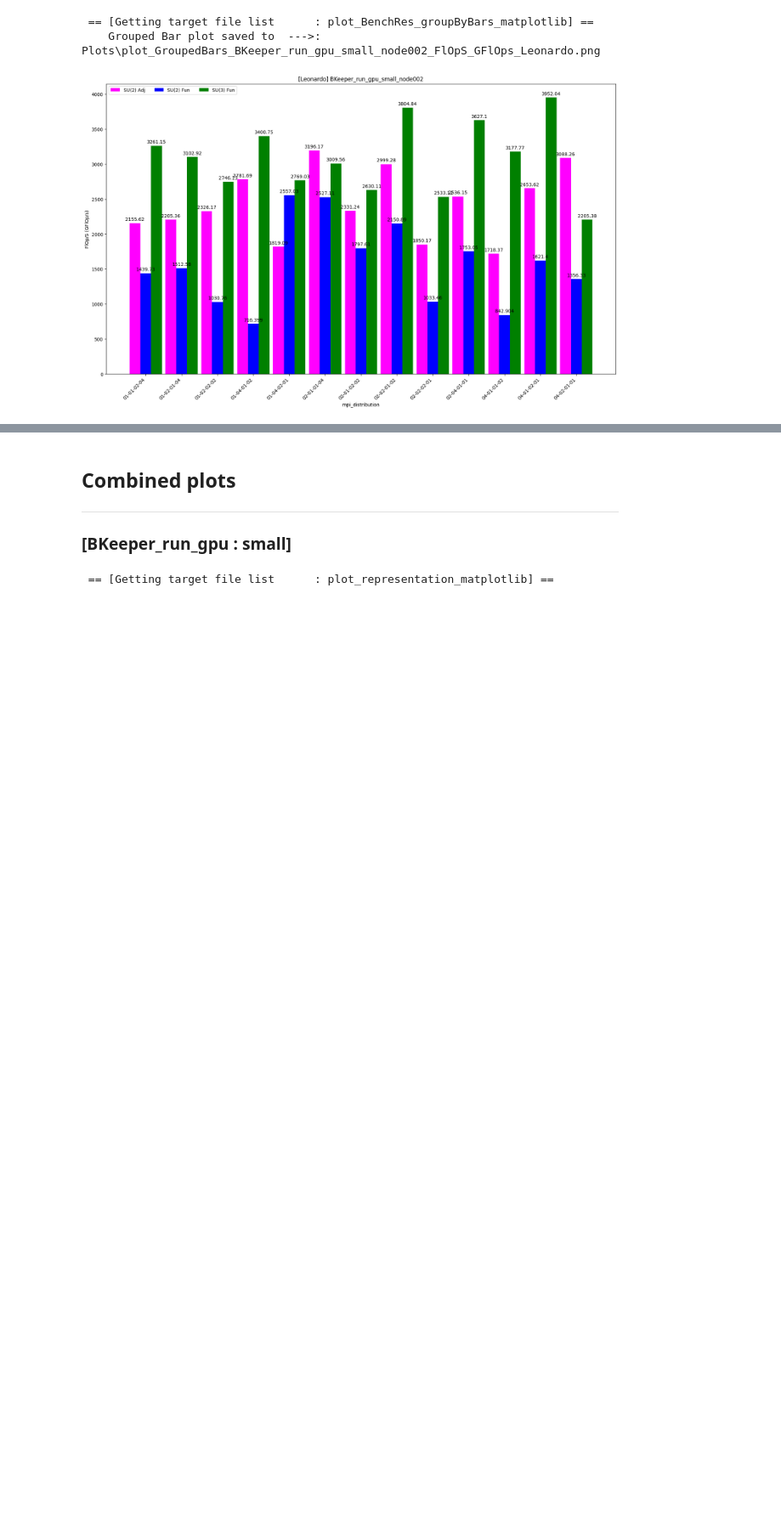
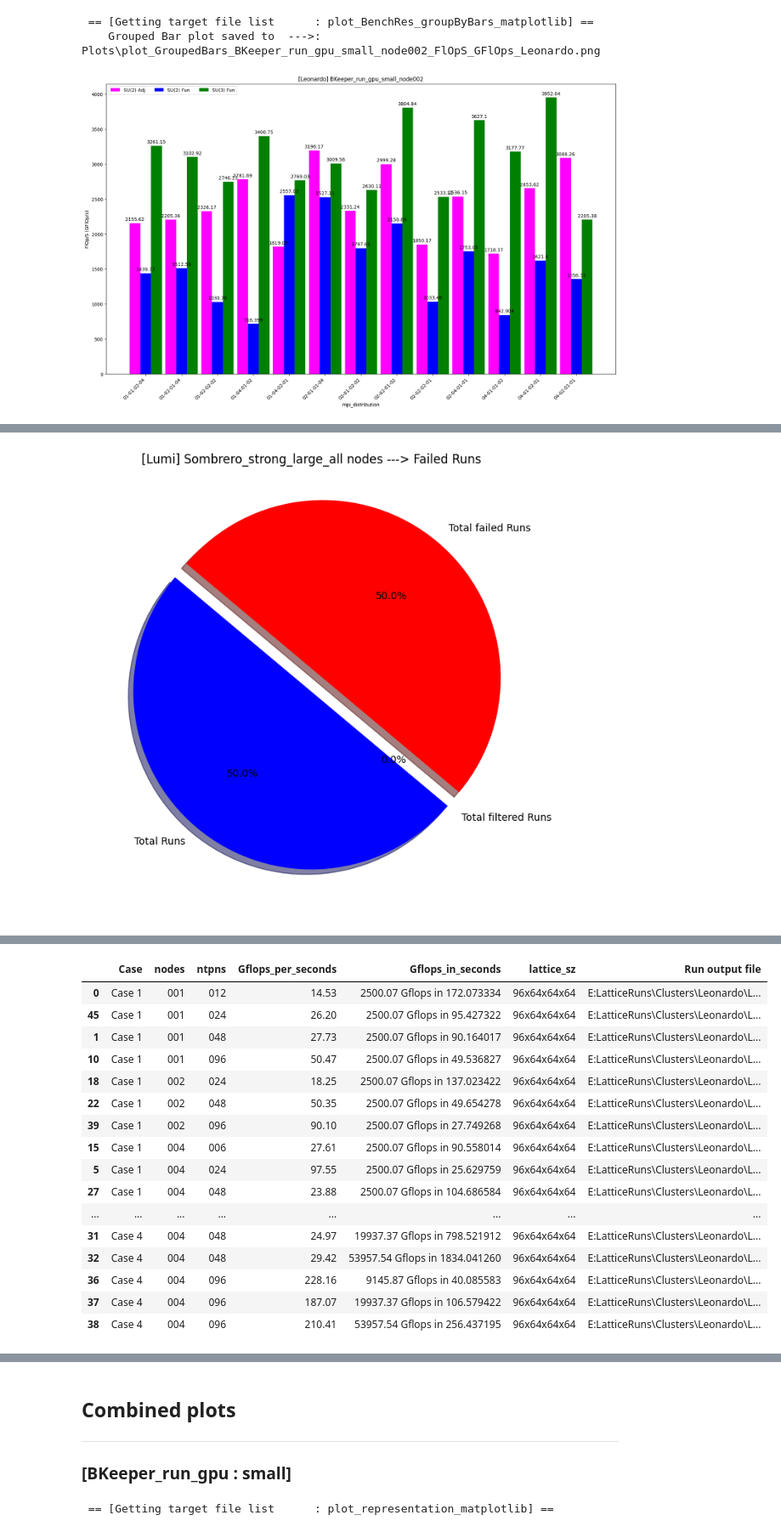
Before and after one commit to fbonnet08/Bench_Grid_HiRep, a Jupyter notebook: src/PythonCodes/Jupyter-NoteBooks/LLR-Bench_Grid_HiRep_Notebooks/Notebook_Bench_Grid_HiRep.ipynb, the cells around one changed output, grey strips where cells are left out. Shown at 85% size. Saved outputs shown, nothing was run; the diff lists cells and outputs as text; code cells hidden in the pictures; blank space fills up the shorter version.

```diff
--- a/src/PythonCodes/Jupyter-NoteBooks/LLR-Bench_Grid_HiRep_Notebooks/Notebook_Bench_Grid_HiRep.ipynb
+++ b/src/PythonCodes/Jupyter-NoteBooks/LLR-Bench_Grid_HiRep_Notebooks/Notebook_Bench_Grid_HiRep.ipynb
@@ -2210,0 +2536,62 @@ rc = plot_BenchRes_groupByBars_matplotlib(c, m,
+# %%
+# --------------------------------------------------------------------------
+machine_name_leonardo = "Leonardo"
+DATA_PATH         = os.path.join('E:','LatticeRuns','Clusters',machine_name_leonardo,'LatticeRuns')
+# --------------------------------------------------------------------------# ----------------------------------------------------------------------------
+# ----------------------------------------------------------------------------
+batch_action = "Sombrero_strg_cpu"
+simulation_size = "large"
+rc = Reinitialising_Paths_and_object_content(c, m, DATA_PATH, batch_action, simulation_size)
+# ----------------------------------------------------------------------------
+# --------------------------------------------------------------------------
+# Getting content in the target file
+# TODO: redefinition neccessary to to act on the target file name _cpu and batch script discrepency, batch action will need to be passed in. in the cluster method.
+batch_action = "Sombrero_strong"
+rc, target_Sombrero_strong_large_file_lst_leonardo, target_Sombrero_strong_large_file_dir_leonardo = getTarget_file_lst(c, m, c.getTargetdir())
+# ----------------------------------------------------------------------------
+# --------------------------------------------------------------------------
+# Getting content in the target file
+rc, target_Sombrero_strong_large_file_cluster_lst_leonardo = getTarget_file_cluster_lst(c, m, target_Sombrero_strong_large_file_lst_leonardo[:])
+# ----------------------------------------------------------------------------
+# --------------------------------------------------------------------------
+# [Data-Extraction]
+# --------------------------------------------------------------------------
+m.printMesgStr("Data extraction cluster out                                             : ", c.getGreen(), machine_name_leonardo)
+m.printMesgAddStr("Simulation size                                                      : ", c.getRed(), simulation_size)
+m.printMesgAddStr("target_Sombrero_strong_large_file_cluster_lst_leonardo[:]        --->: ", c.getYellow(), target_Sombrero_strong_large_file_cluster_lst_leonardo[:])
+m.printMesgAddStr("Length target_Sombrero_strong_large_file_cluster_lst_leonardo[:] --->: ", c.getYellow(), len(target_Sombrero_strong_large_file_cluster_lst_leonardo[:]))
+# ----------------------------------------------------------------------------
+# --------------------------------------------------------------------------
+# Reading in the inout file
+# TODO: return to this one once the read_Sombrero_file_out method is done.
+rc, target_Sombrero_strong_large_file_cluster_filtered_lst_leonardo = filter_target_file_cluster_lst(c, m,
+                                                                                                     start_key_sombrero_rep_lst[:],
+                                                                                                     target_Sombrero_strong_large_file_cluster_lst_leonardo[:])
+m.printMesgAddStr("len(target_Sombrero_strong_small_file_cluster_filtered_lst_leonardo[:]) --->: ", c.getYellow(), len(target_Sombrero_strong_large_file_cluster_filtered_lst_leonardo[:]))
+# ----------------------------------------------------------------------------
+# --------------------------------------------------------------------------
+# Reading in the inout file
+# TODO: return to this one once the read_Sombrero_file_out method is done.
+msg = batch_action + "_" + simulation_size + "_" + "all nodes"
+rc, Sombrero_strong_large_file_cluster_failed_lst_leonardo = plot_BenchRes_SuccessFailure_pieChart_matplotlib(c, m,
+                                                                                                              target_Sombrero_strong_large_file_cluster_lst_leonardo[:],
+                                                                                                              target_Sombrero_strong_large_file_cluster_filtered_lst_leonardo[:],
+                                                                                                              machine_name_lumi,
+                                                                                                              msg)
+# ----------------------------------------------------------------------------
+# --------------------------------------------------------------------------
+# Reading in the inout file
+# TODO: return to this one once the read_Sombrero_file_out method is done and replace with the filtered list
+# TODO: instead. For now we are going to use the full unfiltered list.
+batch_action = "Sombrero_strong"
+simulation_size = "large"
+rc, dataFrame_Sombrero_strong_large_leonardo = read_Sombrero_file_out(c, m,
+                                                                  batch_action, simulation_size,
+                                                                  target_Sombrero_strong_large_file_cluster_lst_leonardo)
+# --------------------------------------------------------------------------
+# --------------------------------------------------------------------------
+# Reading in the inout file
+m.printMesgStr("DataFrame Sombrero Strong large small Leonardo-DCGP    : ", c.getGreen(), machine_name_leonardo)
+dataFrame_Sombrero_strong_large_leonardo
+# ----------------------------------------------------------------------------
+# %% [output]
@@ -2210,0 +2620 @@ rc = plot_BenchRes_groupByBars_matplotlib(c, m,
+[figure, added]
@@ -2210,0 +2628,17 @@ rc = plot_BenchRes_groupByBars_matplotlib(c, m,
+|  | Case | nodes | ntpns | Gflops_per_seconds | Gflops_in_seconds | lattice_sz | Run output file |
+| 0 | Case 1 | 001 | 012 | 14.53 | 2500.07 Gflops in 172.073334 | 96x64x64x64 | E:LatticeRuns\Clusters\Leonardo\L... |
+| 45 | Case 1 | 001 | 024 | 26.20 | 2500.07 Gflops in 95.427322 | 96x64x64x64 | E:LatticeRuns\Clusters\Leonardo\L... |
+| 1 | Case 1 | 001 | 048 | 27.73 | 2500.07 Gflops in 90.164017 | 96x64x64x64 | E:LatticeRuns\Clusters\Leonardo\L... |
+| 10 | Case 1 | 001 | 096 | 50.47 | 2500.07 Gflops in 49.536827 | 96x64x64x64 | E:LatticeRuns\Clusters\Leonardo\L... |
+| 18 | Case 1 | 002 | 024 | 18.25 | 2500.07 Gflops in 137.023422 | 96x64x64x64 | E:LatticeRuns\Clusters\Leonardo\L... |
+| 22 | Case 1 | 002 | 048 | 50.35 | 2500.07 Gflops in 49.654278 | 96x64x64x64 | E:LatticeRuns\Clusters\Leonardo\L... |
+| 39 | Case 1 | 002 | 096 | 90.10 | 2500.07 Gflops in 27.749268 | 96x64x64x64 | E:LatticeRuns\Clusters\Leonardo\L... |
+| 15 | Case 1 | 004 | 006 | 27.61 | 2500.07 Gflops in 90.558014 | 96x64x64x64 | E:LatticeRuns\Clusters\Leonardo\L... |
+| 5 | Case 1 | 004 | 024 | 97.55 | 2500.07 Gflops in 25.629759 | 96x64x64x64 | E:LatticeRuns\Clusters\Leonardo\L... |
+| 27 | Case 1 | 004 | 048 | 23.88 | 2500.07 Gflops in 104.686584 | 96x64x64x64 | E:LatticeRuns\Clusters\Leonardo\L... |
+| ... | ... | ... | ... | ... | ... | ... | ... |
+| 31 | Case 4 | 004 | 048 | 24.97 | 19937.37 Gflops in 798.521912 | 96x64x64x64 | E:LatticeRuns\Clusters\Leonardo\L... |
+| 32 | Case 4 | 004 | 048 | 29.42 | 53957.54 Gflops in 1834.041260 | 96x64x64x64 | E:LatticeRuns\Clusters\Leonardo\L... |
+| 36 | Case 4 | 004 | 096 | 228.16 | 9145.87 Gflops in 40.085583 | 96x64x64x64 | E:LatticeRuns\Clusters\Leonardo\L... |
+| 37 | Case 4 | 004 | 096 | 187.07 | 19937.37 Gflops in 106.579422 | 96x64x64x64 | E:LatticeRuns\Clusters\Leonardo\L... |
+| 38 | Case 4 | 004 | 096 | 210.41 | 53957.54 Gflops in 256.437195 | 96x64x64x64 | E:LatticeRuns\Clusters\Leonardo\L... |
```
Also changed, not shown: parts of 11 cells of this notebook, 2 other files.
